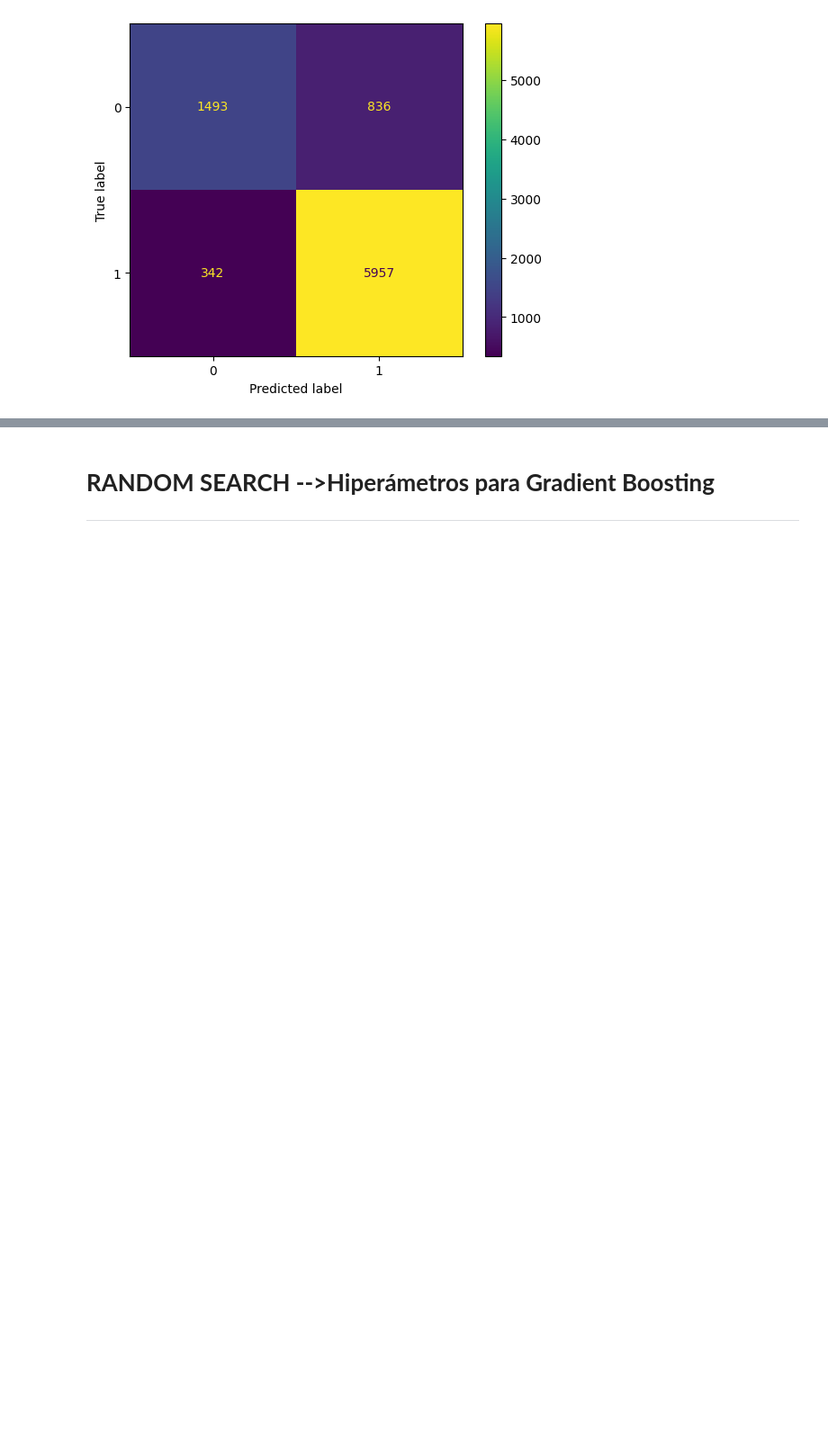
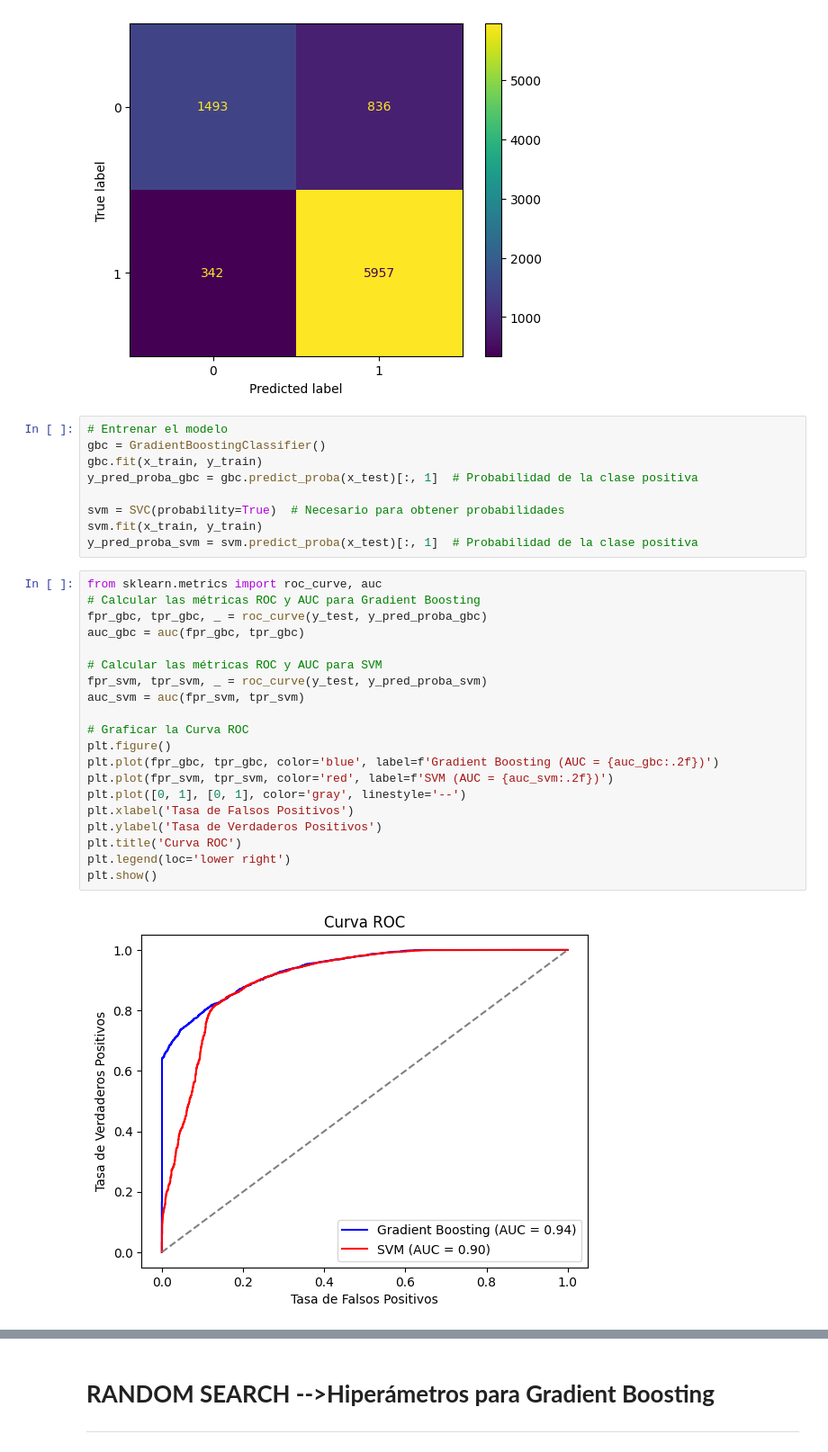
Before and after one commit to manufabregas/Dataset-Asistencia-a-turnos-m-dicos, a Jupyter notebook: TP 3/VMF_Grupo_2_TP_3.ipynb, the cells around one changed output, grey strips where cells are left out. Shown at 90% size. Drawn from its saved outputs; the diff is of its cells as text; blank space fills up the shorter version.

```diff
--- a/TP 3/VMF_Grupo_2_TP_3.ipynb
+++ b/TP 3/VMF_Grupo_2_TP_3.ipynb
@@ -567,3 +567,34 @@ Recall SVM: 0.9457
 F1-Score SVM: 0.9100
 [figure]
 [figure]
+# %%
+# Entrenar el modelo
+gbc = GradientBoostingClassifier()
+gbc.fit(x_train, y_train)
+y_pred_proba_gbc = gbc.predict_proba(x_test)[:, 1]  # Probabilidad de la clase positiva
+
+svm = SVC(probability=True)  # Necesario para obtener probabilidades
+svm.fit(x_train, y_train)
+y_pred_proba_svm = svm.predict_proba(x_test)[:, 1]  # Probabilidad de la clase positiva
+# %%
+from sklearn.metrics import roc_curve, auc
+# Calcular las métricas ROC y AUC para Gradient Boosting
+fpr_gbc, tpr_gbc, _ = roc_curve(y_test, y_pred_proba_gbc)
+auc_gbc = auc(fpr_gbc, tpr_gbc)
+
+# Calcular las métricas ROC y AUC para SVM
+fpr_svm, tpr_svm, _ = roc_curve(y_test, y_pred_proba_svm)
+auc_svm = auc(fpr_svm, tpr_svm)
+
+# Graficar la Curva ROC
+plt.figure()
+plt.plot(fpr_gbc, tpr_gbc, color='blue', label=f'Gradient Boosting (AUC = {auc_gbc:.2f})')
+plt.plot(fpr_svm, tpr_svm, color='red', label=f'SVM (AUC = {auc_svm:.2f})')
+plt.plot([0, 1], [0, 1], color='gray', linestyle='--')
+plt.xlabel('Tasa de Falsos Positivos')
+plt.ylabel('Tasa de Verdaderos Positivos')
+plt.title('Curva ROC')
+plt.legend(loc='lower right')
+plt.show()
+# %% [output]
+[figure, added]
```
Also changed, not shown: parts of 7 cells of this notebook.
